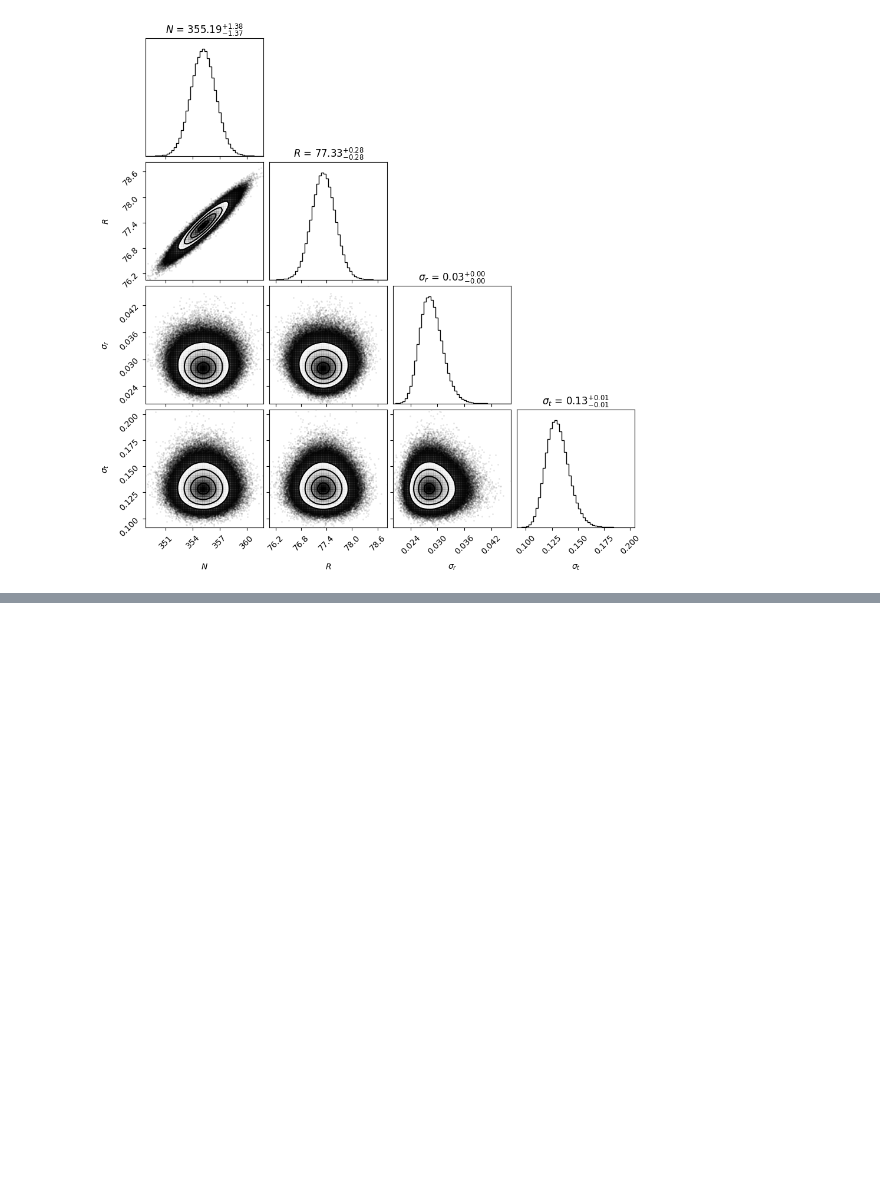
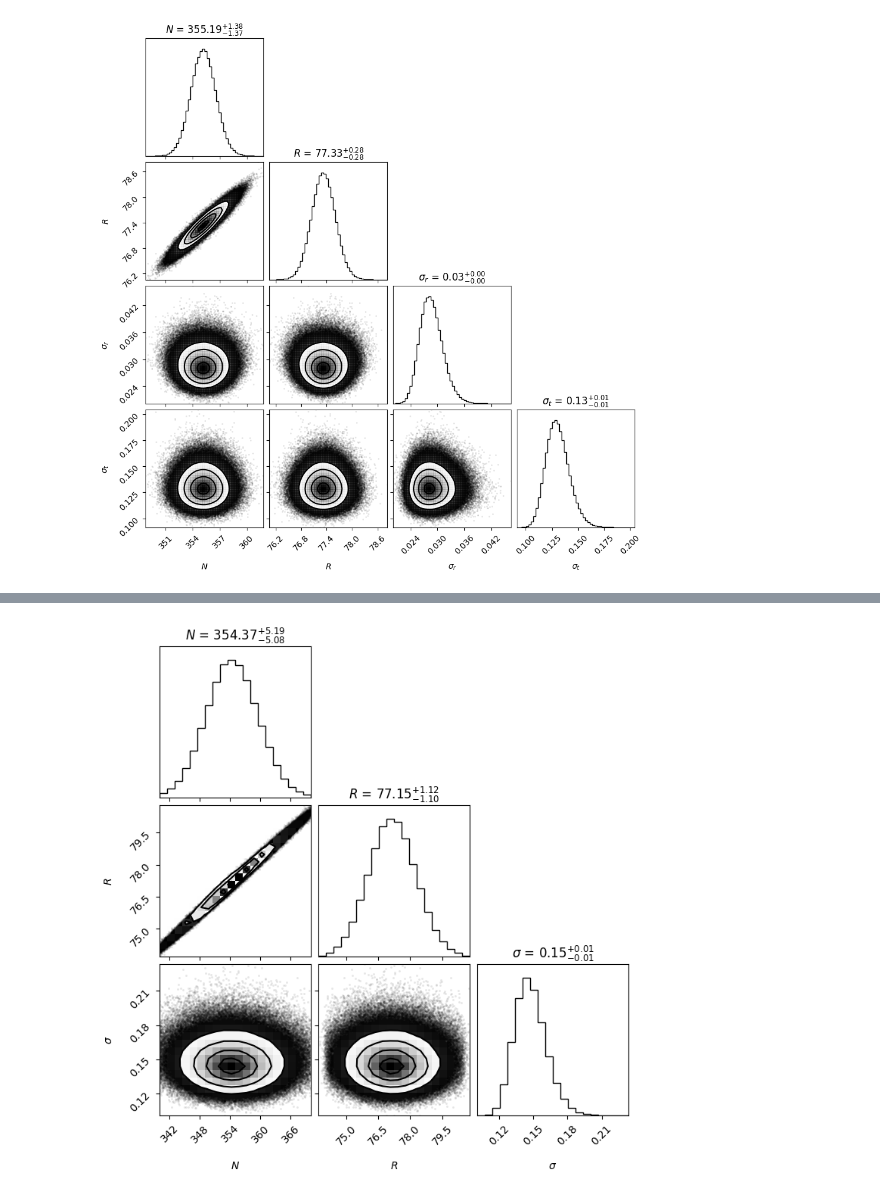
Before and after one commit to raunaq-rai/Antikythera_Mechanism_bayesian_analysis, a Jupyter notebook: main_notebook.ipynb, the cells around one changed output, grey strips where cells are left out. Drawn from its saved outputs; the diff is of its cells as text; code cells hidden in the pictures; blank space fills up the shorter version.

```diff
--- a/main_notebook.ipynb
+++ b/main_notebook.ipynb
@@ -1047,0 +1099,20 @@ plt.show()
+# %%
+# Extract samples for Isotropic Model
+samples_iso = mcmc.get_samples()
+
+# Convert samples to numpy arrays for visualization
+posterior_samples_iso = jnp.vstack((
+    samples_iso['N'],
+    samples_iso['R'],
+    samples_iso['sigma']
+)).T
+
+posterior_samples_iso_np = np.array(posterior_samples_iso)
+
+# Generate Corner Plot for Isotropic Model
+corner.corner(posterior_samples_iso_np,
+              labels=[r'$N$', r'$R$', r'$\sigma$'],
+              show_titles=True)
+plt.show()
+# %% [output]
+[figure, added]
```
Also changed, not shown: parts of 4 cells of this notebook.
